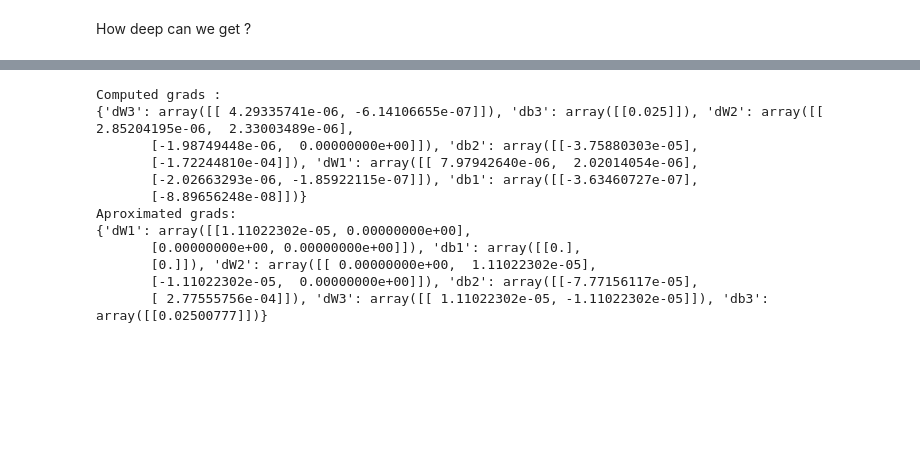
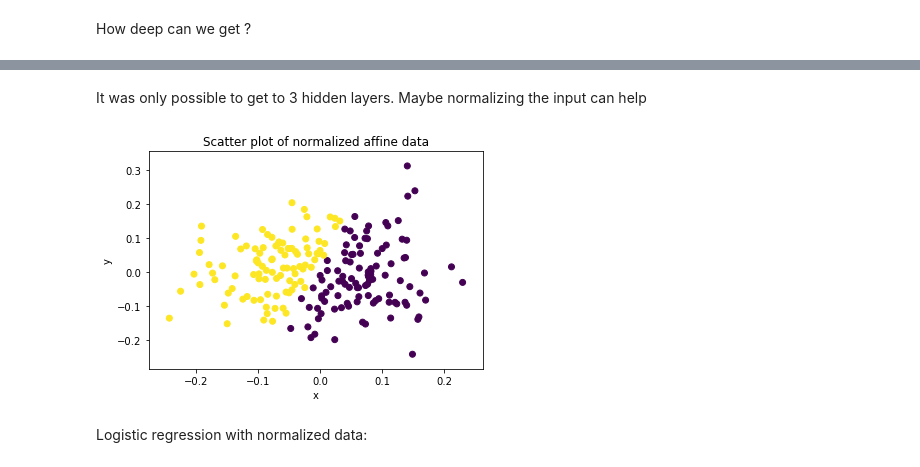
Before and after one commit to gabrielsluz/NeuralNetworksPython, a Jupyter notebook: VanillaNeuralNetwork.ipynb, the cells around one changed output, grey strips where cells are left out. Cells and saved outputs as stored; diff of their text form; code cells hidden in the pictures; blank space fills up the shorter version.

```diff
--- a/VanillaNeuralNetwork.ipynb
+++ b/VanillaNeuralNetwork.ipynb
@@ -212,16 +229,33 @@ Aproximated grads:
-# %%
-parameters = initialize_parameters_rand_NN(layers)
-gradient_checking(X, Y, num_hidden_layers, parameters)
-# %% [output]
-Computed grads :
-{'dW3': array([[ 4.29335741e-06, -6.14106655e-07]]), 'db3': array([[0.025]]), 'dW2': array([[ 2.85204195e-06,  2.33003489e-06],
-       [-1.98749448e-06,  0.00000000e+00]]), 'db2': array([[-3.75880303e-05],
-       [-1.72244810e-04]]), 'dW1': array([[ 7.97942640e-06,  2.02014054e-06],
-       [-2.02663293e-06, -1.85922115e-07]]), 'db1': array([[-3.63460727e-07],
-       [-8.89656248e-08]])}
-Aproximated grads:
-{'dW1': array([[1.11022302e-05, 0.00000000e+00],
-       [0.00000000e+00, 0.00000000e+00]]), 'db1': array([[0.],
-       [0.]]), 'dW2': array([[ 0.00000000e+00,  1.11022302e-05],
-       [-1.11022302e-05,  0.00000000e+00]]), 'db2': array([[-7.77156117e-05],
-       [ 2.77555756e-04]]), 'dW3': array([[ 1.11022302e-05, -1.11022302e-05]]), 'db3': array([[0.02500777]])}
+# %% [markdown]
+It was only possible to get to 3 hidden layers.
+Maybe normalizing the input can help
+# %%
+def normalize_matrix(X):
+    X_norm = np.zeros(X.shape)
+    m = X.shape[1]
+    lines = X.shape[0]
+
+    X_average = np.zeros((lines, 1))
+    X_variance = np.zeros((lines, 1))
+
+    for i in range(m):
+        X_average += X[:,i].reshape(lines,1)
+        X_variance += X[:,i].reshape(lines,1)**2
+
+    X_average = X_average / m
+    X_variance = X_variance / m
+
+    X_norm = (X - X_average) / X_variance
+
+    return X_norm
+# %%
+X_norm = normalize_matrix(X)
+plt.scatter(X_norm[0], X_norm[1], c = Y[0], alpha=1)
+plt.title('Scatter plot of normalized affine data')
+plt.xlabel('x')
+plt.ylabel('y')
+plt.show()
+# %% [output]
+[figure, added]
+# %% [markdown]
+Logistic regression with normalized data:
```
Also changed, not shown: parts of 21 cells of this notebook, 2 other files.
